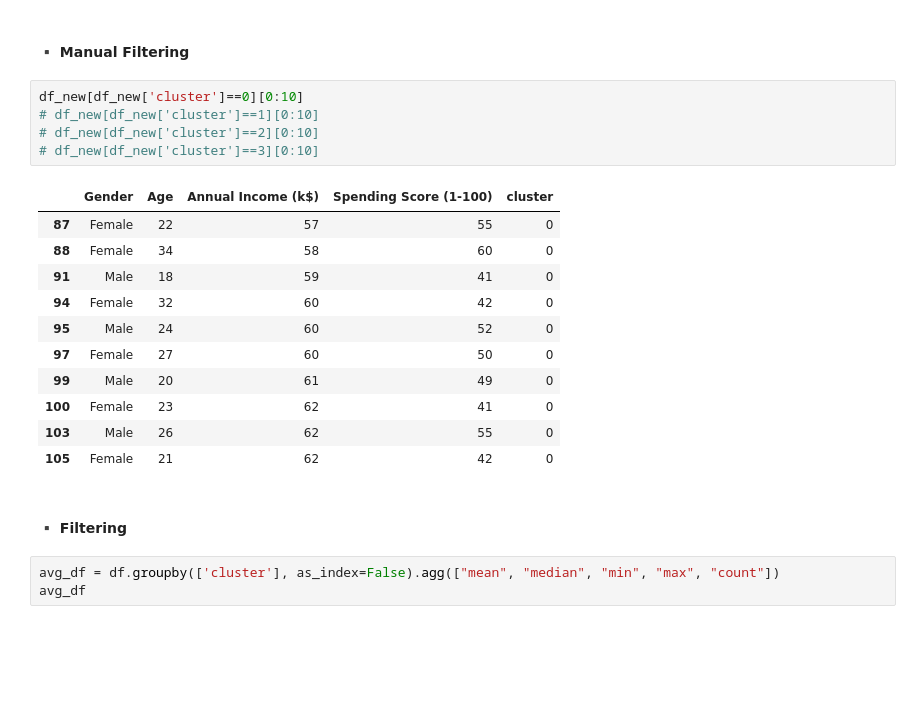
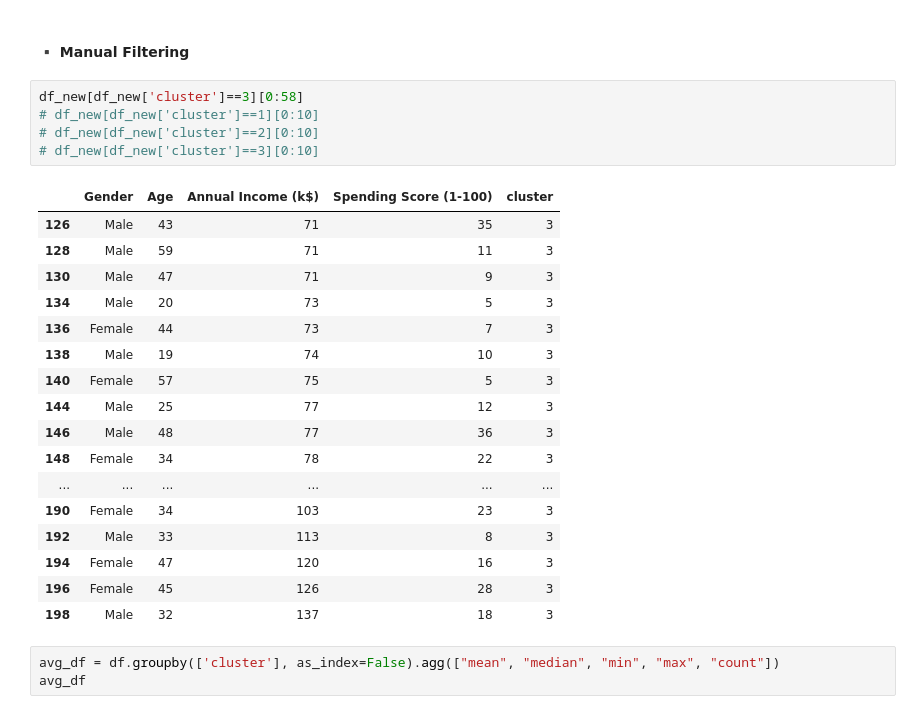
Before and after one commit to sarbjitchoong/mall_customer_segmentation, a Jupyter notebook: Customer_segmentation.ipynb, the cells around one changed output. Cells and saved outputs as stored; diff of their text form; blank space fills up the shorter version.

```diff
--- a/Customer_segmentation.ipynb
+++ b/Customer_segmentation.ipynb
@@ -436,24 +435,28 @@ Name: cluster, dtype: int64
 # %% [markdown]
 #### ▪️ Manual Filtering
 # %%
-df_new[df_new['cluster']==0][0:10]
+df_new[df_new['cluster']==3][0:58]
 # df_new[df_new['cluster']==1][0:10]
 # df_new[df_new['cluster']==2][0:10]
 # df_new[df_new['cluster']==3][0:10]
 # %% [output]
 |  | Gender | Age | Annual Income (k$) | Spending Score (1-100) | cluster |
-| 87 | Female | 22 | 57 | 55 | 0 |
-| 88 | Female | 34 | 58 | 60 | 0 |
-| 91 | Male | 18 | 59 | 41 | 0 |
-| 94 | Female | 32 | 60 | 42 | 0 |
-| 95 | Male | 24 | 60 | 52 | 0 |
-| 97 | Female | 27 | 60 | 50 | 0 |
-| 99 | Male | 20 | 61 | 49 | 0 |
-| 100 | Female | 23 | 62 | 41 | 0 |
-| 103 | Male | 26 | 62 | 55 | 0 |
-| 105 | Female | 21 | 62 | 42 | 0 |
+| 126 | Male | 43 | 71 | 35 | 3 |
+| 128 | Male | 59 | 71 | 11 | 3 |
+| 130 | Male | 47 | 71 | 9 | 3 |
+| 134 | Male | 20 | 73 | 5 | 3 |
+| 136 | Female | 44 | 73 | 7 | 3 |
+| 138 | Male | 19 | 74 | 10 | 3 |
+| 140 | Female | 57 | 75 | 5 | 3 |
+| 144 | Male | 25 | 77 | 12 | 3 |
+| 146 | Male | 48 | 77 | 36 | 3 |
+| 148 | Female | 34 | 78 | 22 | 3 |
+| ... | ... | ... | ... | ... | ... |
+| 190 | Female | 34 | 103 | 23 | 3 |
+| 192 | Male | 33 | 113 | 8 | 3 |
+| 194 | Female | 47 | 120 | 16 | 3 |
+| 196 | Female | 45 | 126 | 28 | 3 |
+| 198 | Male | 32 | 137 | 18 | 3 |
-# %% [markdown]
-#### ▪️ Filtering
 # %%
 avg_df = df.groupby(['cluster'], as_index=False).agg(["mean", "median", "min", "max", "count"])
 avg_df
```
Also changed, not shown: parts of 19 cells of this notebook.
